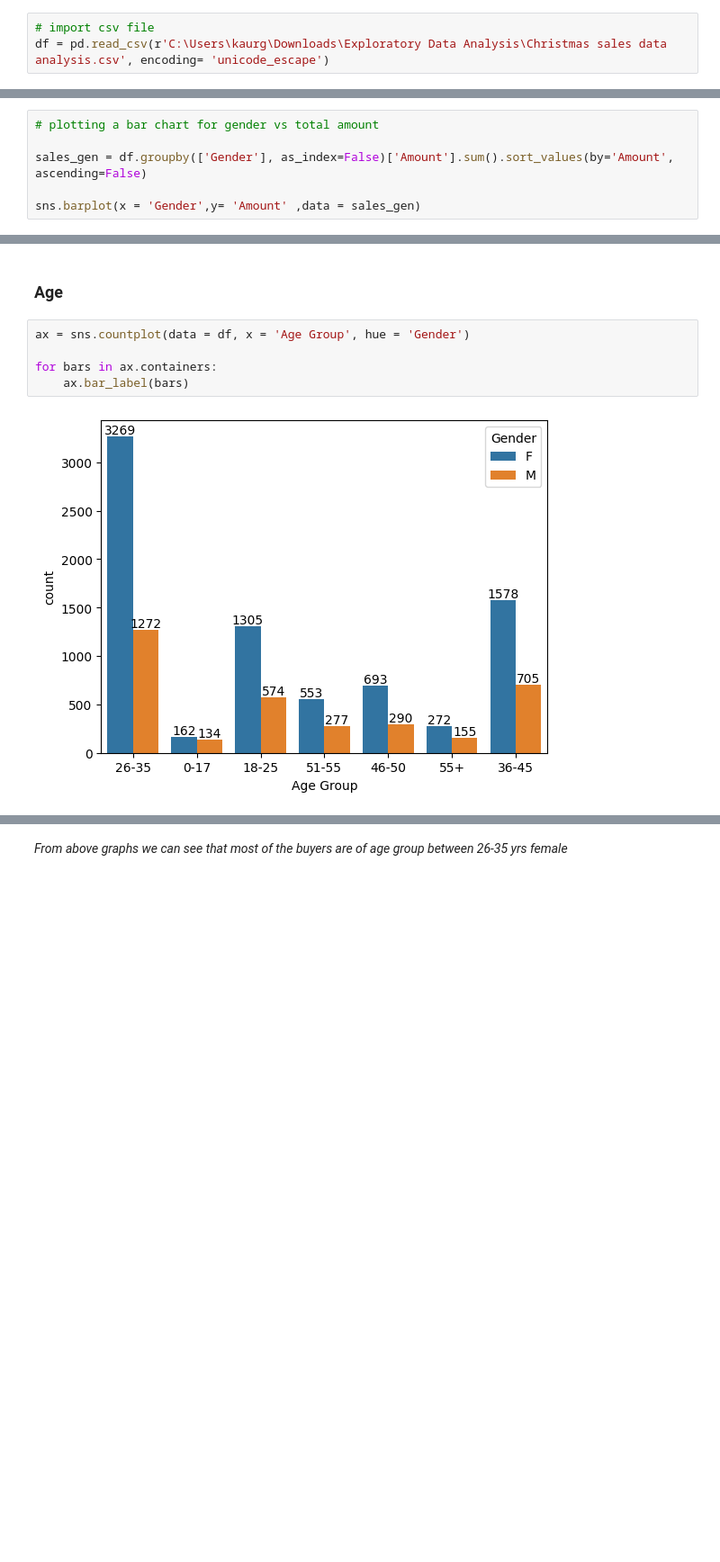
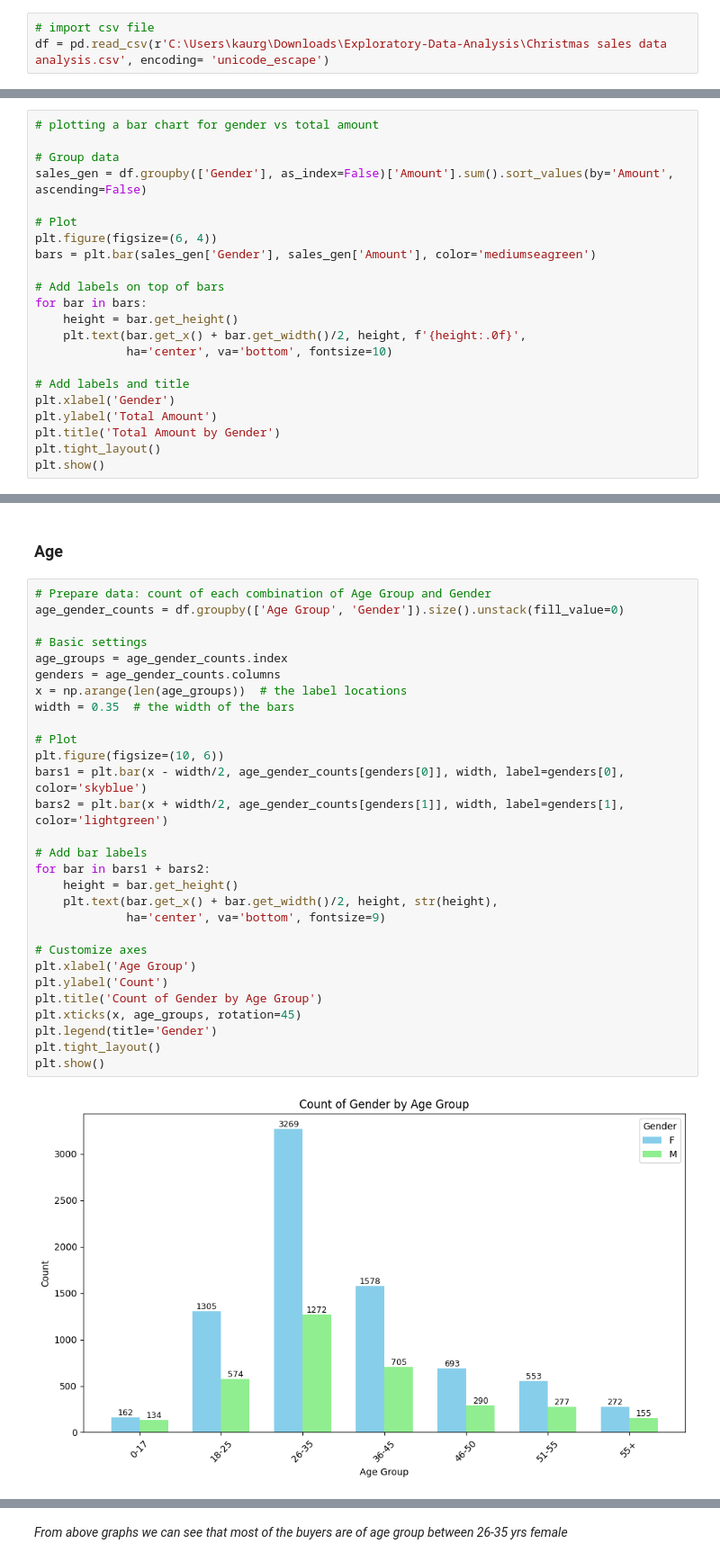
Before and after one commit to gurleenkaur0703/Exploratory-Data-Analysis, a Jupyter notebook: Christmas sales data analysis.ipynb, the cells around one changed output, grey strips where cells are left out. Shown at 90% size. Drawn from its saved outputs; the diff is of its cells as text; blank space fills up the shorter version.

```diff
--- a/Christmas sales data analysis.ipynb
+++ b/Christmas sales data analysis.ipynb
@@ -8,7 +8,7 @@ import matplotlib.pyplot as plt # visualizing data
 import seaborn as sns
 # %%
 # import csv file
-df = pd.read_csv(r'C:\Users\kaurg\Downloads\Exploratory Data Analysis\Christmas sales data analysis.csv', encoding= 'unicode_escape')
+df = pd.read_csv(r'C:\Users\kaurg\Downloads\Exploratory-Data-Analysis\Christmas sales data analysis.csv', encoding= 'unicode_escape')
 # %%
 df.shape
 # %% [output]
@@ -139,7 +154,23 @@ for bars in ax.containers:
 # %%
 # plotting a bar chart for gender vs total amount
 
+# Group data
 sales_gen = df.groupby(['Gender'], as_index=False)['Amount'].sum().sort_values(by='Amount', ascending=False)
 
-sns.barplot(x = 'Gender',y= 'Amount' ,data = sales_gen)
+# Plot
+plt.figure(figsize=(6, 4))
+bars = plt.bar(sales_gen['Gender'], sales_gen['Amount'], color='mediumseagreen')
+
+# Add labels on top of bars
+for bar in bars:
+    height = bar.get_height()
+    plt.text(bar.get_x() + bar.get_width()/2, height, f'{height:.0f}',
+             ha='center', va='bottom', fontsize=10)
+
+# Add labels and title
+plt.xlabel('Gender')
+plt.ylabel('Total Amount')
+plt.title('Total Amount by Gender')
+plt.tight_layout()
+plt.show()
 # %% [output]
@@ -150,10 +180,34 @@ sns.barplot(x = 'Gender',y= 'Amount' ,data = sales_gen)
 # %% [markdown]
 ### Age
 # %%
-ax = sns.countplot(data = df, x = 'Age Group', hue = 'Gender')
+# Prepare data: count of each combination of Age Group and Gender
+age_gender_counts = df.groupby(['Age Group', 'Gender']).size().unstack(fill_value=0)
 
-for bars in ax.containers:
-    ax.bar_label(bars)
+# Basic settings
+age_groups = age_gender_counts.index
+genders = age_gender_counts.columns
+x = np.arange(len(age_groups))  # the label locations
+width = 0.35  # the width of the bars
+
+# Plot
+plt.figure(figsize=(10, 6))
+bars1 = plt.bar(x - width/2, age_gender_counts[genders[0]], width, label=genders[0], color='skyblue')
+bars2 = plt.bar(x + width/2, age_gender_counts[genders[1]], width, label=genders[1], color='lightgreen')
+
+# Add bar labels
+for bar in bars1 + bars2:
+    height = bar.get_height()
+    plt.text(bar.get_x() + bar.get_width()/2, height, str(height),
+             ha='center', va='bottom', fontsize=9)
+
+# Customize axes
+plt.xlabel('Age Group')
+plt.ylabel('Count')
+plt.title('Count of Gender by Age Group')
+plt.xticks(x, age_groups, rotation=45)
+plt.legend(title='Gender')
+plt.tight_layout()
+plt.show()
 # %% [output]
-[figure, old version]
+[figure, new version]
 # %%
```
Also changed, not shown: parts of 14 cells of this notebook.
